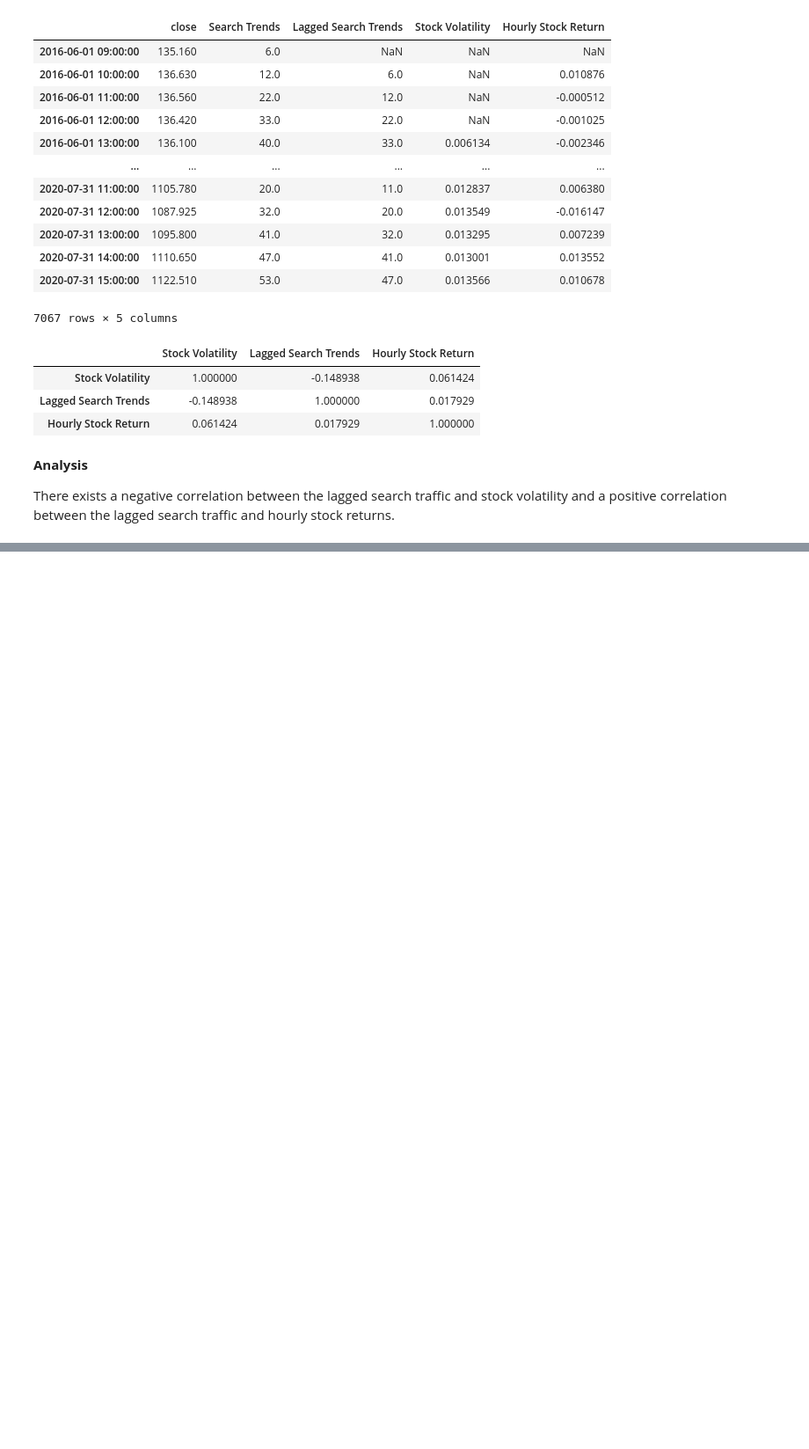
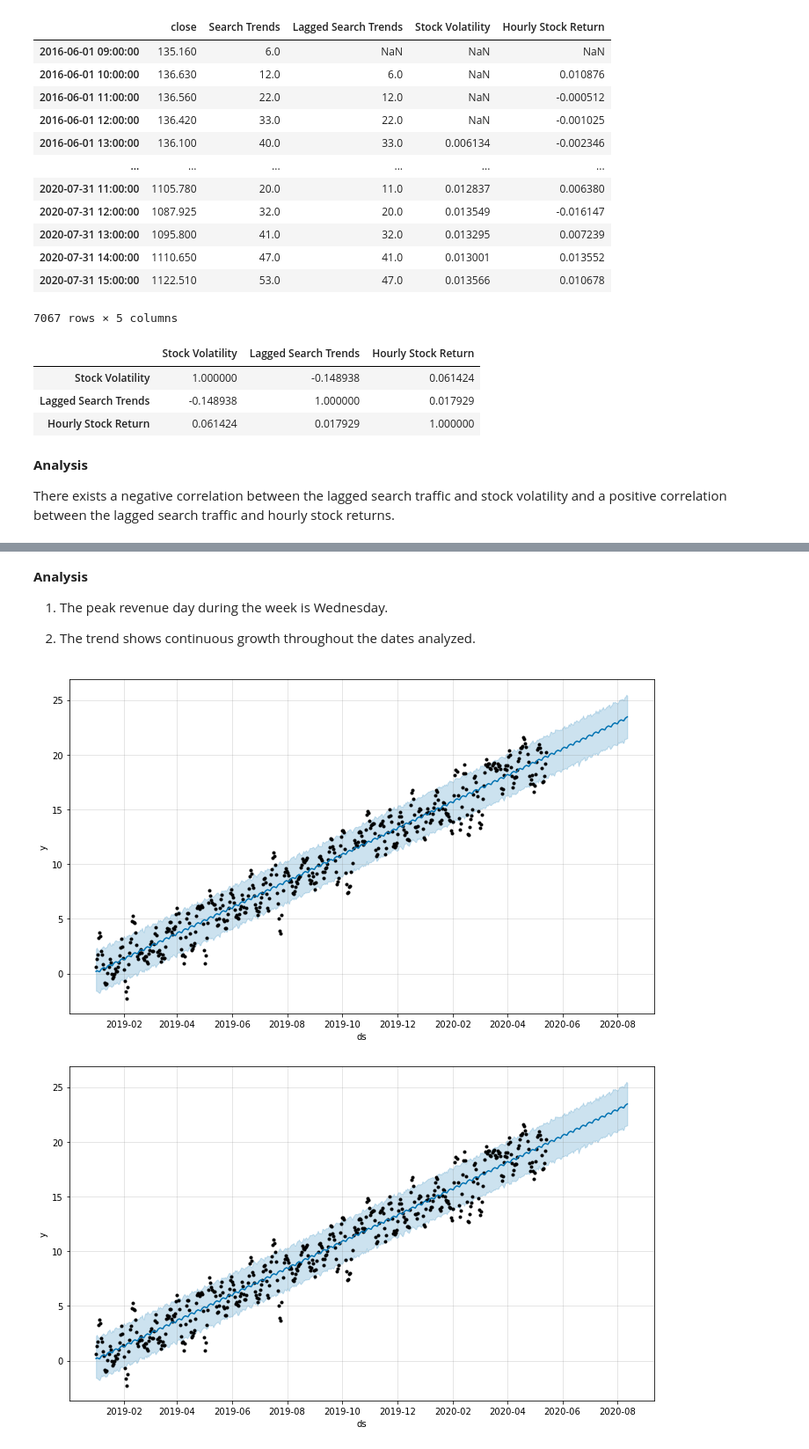
Before and after one commit to MajidKouki/c9-forecasting-net-profit, a Jupyter notebook: forecasting_net_prophet.ipynb, the cells around one changed output, grey strips where cells are left out. Shown at 88% size. Cells and saved outputs as stored; diff of their text form; code cells hidden in the pictures; blank space fills up the shorter version.

```diff
--- a/forecasting_net_prophet.ipynb
+++ b/forecasting_net_prophet.ipynb
@@ -542,0 +590,12 @@ mercado_sales_forecast_quarter = # YOUR CODE HERE
+# %% [markdown]
+**Analysis**
+
+1. The peak revenue day during the week is Wednesday.
+
+2. The trend shows continuous growth throughout the dates analyzed.
+# %%
+# Plot the Prophet predictions for the Mercado trends data
+mercado_sales_prophet_model.plot(mercado_sales_prophet_forecast)
+# %% [output]
+[figure, added]
+[figure, added]
```
Also changed, not shown: parts of 63 cells of this notebook.
